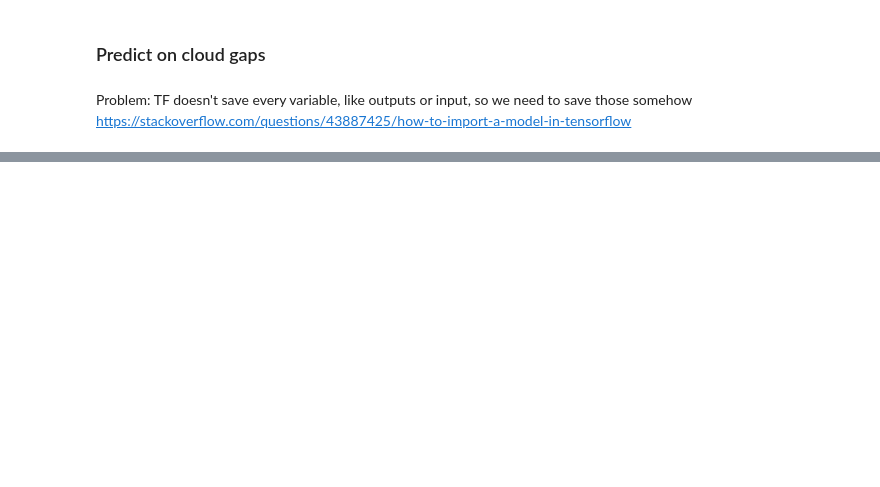
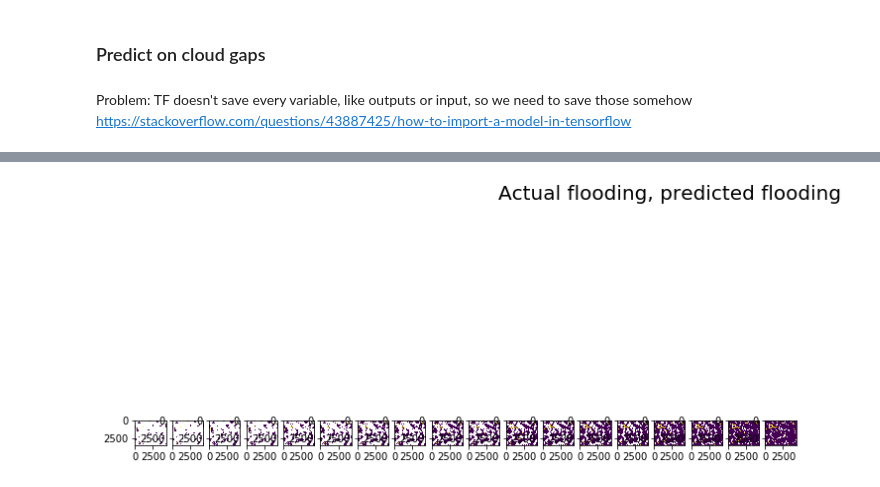
Before and after one commit to ianpdavies/cloudy_flood_prediction, a Jupyter notebook: notebooks/CNN_multi.ipynb, the cells around one changed output, grey strips where cells are left out. Cells and saved outputs as stored; diff of their text form; code cells hidden in the pictures; blank space fills up the shorter version.

```diff
--- a/notebooks/CNN_multi.ipynb
+++ b/notebooks/CNN_multi.ipynb
@@ -477,0 +482,44 @@ ValueError: Can't load save_path when it is None.
+# %%
+model_path = path+'models/cnn_vary_clouds/'
+img = '4337_LC08_026038_20160325_1'
+pctls = [10,20,30,40,50,60,70,80,90]
+
+flooded_imgs = []
+prediction_imgs = []
+
+for i, pctl in enumerate(pctls):
+    data_vector, data_mean, data_std, data_ind = preprocessing_gaps(path, img, pctl)
+
+    # Reshape predicted values back into image band
+    with rasterio.open(path + 'images/'+ img + '/stack/stack.tif', 'r') as ds:
+            shape = ds.read(1).shape # Shape of full original image
+            arr_empty = np.zeros(shape) # Create empty array with this shape
+            arr_empty[:] = np.nan # Convert all zeroes to NaN
+
+    # Add predicted values to cloud-covered pixel positions
+    prediction_img = arr_empty
+    rows, cols = zip(data_ind)
+    prediction_img[rows, cols] = predictions[i]
+    prediction_imgs.append(prediction_img)
+
+    # Add actual flood values to cloud-covered pixel positions
+    flooded_img = arr_empty
+    flooded_img[rows, cols] = data_vector[:,14]
+    flooded_imgs.append(flooded_img)
+# %%
+import matplotlib.gridspec as gridspec
+import itertools
+images = list(itertools.chain(*zip(flooded_imgs, prediction_imgs))) # Combine lists alternating
+
+plt.figure(figsize=(20,30))
+columns = 2
+
+for i, image in enumerate(images):
+    plt.subplot(len(images) / columns + 1, columns, i + 1)
+    plt.suptitle('Actual flooding, predicted flooding', fontsize=20)
+    plt.imshow(image)
+    plt.colorbar
+#     plt.tight_layout()
+plt.show()
+# %% [output]
+[figure, added]
```
Also changed, not shown: parts of 17 cells of this notebook.
